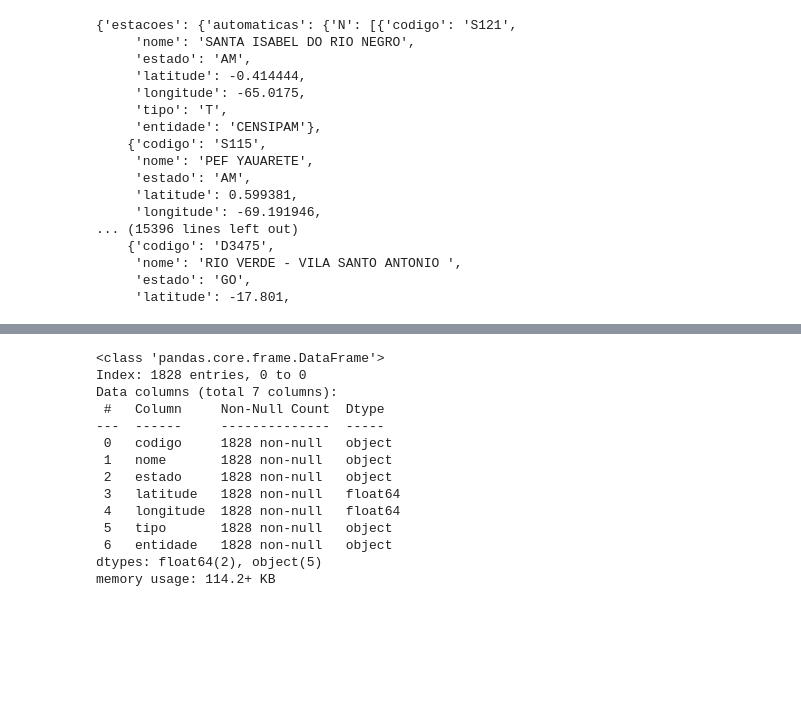
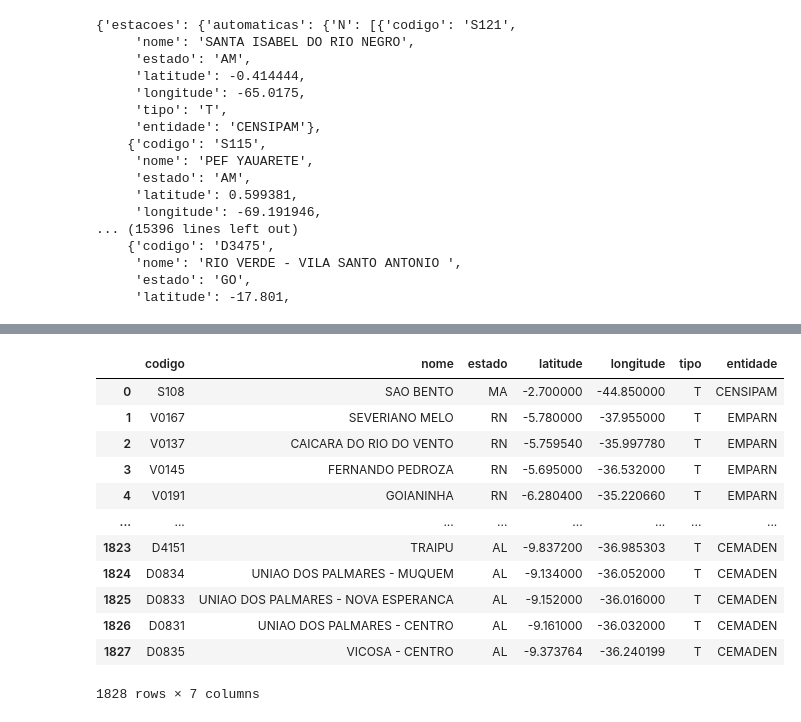
Before and after one commit to felipedantas-pi/EDA-estacoesMetereologicaPI, a Jupyter notebook: baixarDados.ipynb, the cells around one changed output, grey strips where cells are left out. Saved outputs shown, nothing was run; the diff lists cells and outputs as text; code cells hidden in the pictures; blank space fills up the shorter version.

```diff
--- a/baixarDados.ipynb
+++ b/baixarDados.ipynb
@@ -58,17 +36,0 @@ df_ne
-# %%
-df_ne.info()
-# %% [output]
-<class 'pandas.core.frame.DataFrame'>
-Index: 1828 entries, 0 to 0
-Data columns (total 7 columns):
- #   Column     Non-Null Count  Dtype
----  ------     --------------  -----
- 0   codigo     1828 non-null   object
- 1   nome       1828 non-null   object
- 2   estado     1828 non-null   object
- 3   latitude   1828 non-null   float64
- 4   longitude  1828 non-null   float64
- 5   tipo       1828 non-null   object
- 6   entidade   1828 non-null   object
-dtypes: float64(2), object(5)
-memory usage: 114.2+ KB
@@ -75,2 +39,19 @@ memory usage: 114.2+ KB
+# %%
+df_teste = pd.DataFrame.from_dict(response['estacoes']['automaticas']['NE'], orient = 'columns')
+df_teste
+# %% [output]
+|  | codigo | nome | estado | latitude | longitude | tipo | entidade |
+| 0 | S108 | SAO BENTO | MA | -2.700000 | -44.850000 | T | CENSIPAM |
+| 1 | V0167 | SEVERIANO MELO | RN | -5.780000 | -37.955000 | T | EMPARN |
+| 2 | V0137 | CAICARA DO RIO DO VENTO | RN | -5.759540 | -35.997780 | T | EMPARN |
+| 3 | V0145 | FERNANDO PEDROZA | RN | -5.695000 | -36.532000 | T | EMPARN |
+| 4 | V0191 | GOIANINHA | RN | -6.280400 | -35.220660 | T | EMPARN |
+| ... | ... | ... | ... | ... | ... | ... | ... |
+| 1823 | D4151 | TRAIPU | AL | -9.837200 | -36.985303 | T | CEMADEN |
+| 1824 | D0834 | UNIAO DOS PALMARES - MUQUEM | AL | -9.134000 | -36.052000 | T | CEMADEN |
+| 1825 | D0833 | UNIAO DOS PALMARES - NOVA ESPERANCA | AL | -9.152000 | -36.016000 | T | CEMADEN |
+| 1826 | D0831 | UNIAO DOS PALMARES - CENTRO | AL | -9.161000 | -36.032000 | T | CEMADEN |
+| 1827 | D0835 | VICOSA - CENTRO | AL | -9.373764 | -36.240199 | T | CEMADEN |
+1828 rows × 7 columns
 # %%
 uf = 'PI'
```
Also changed, not shown: parts of 12 cells of this notebook, 4 other files.
